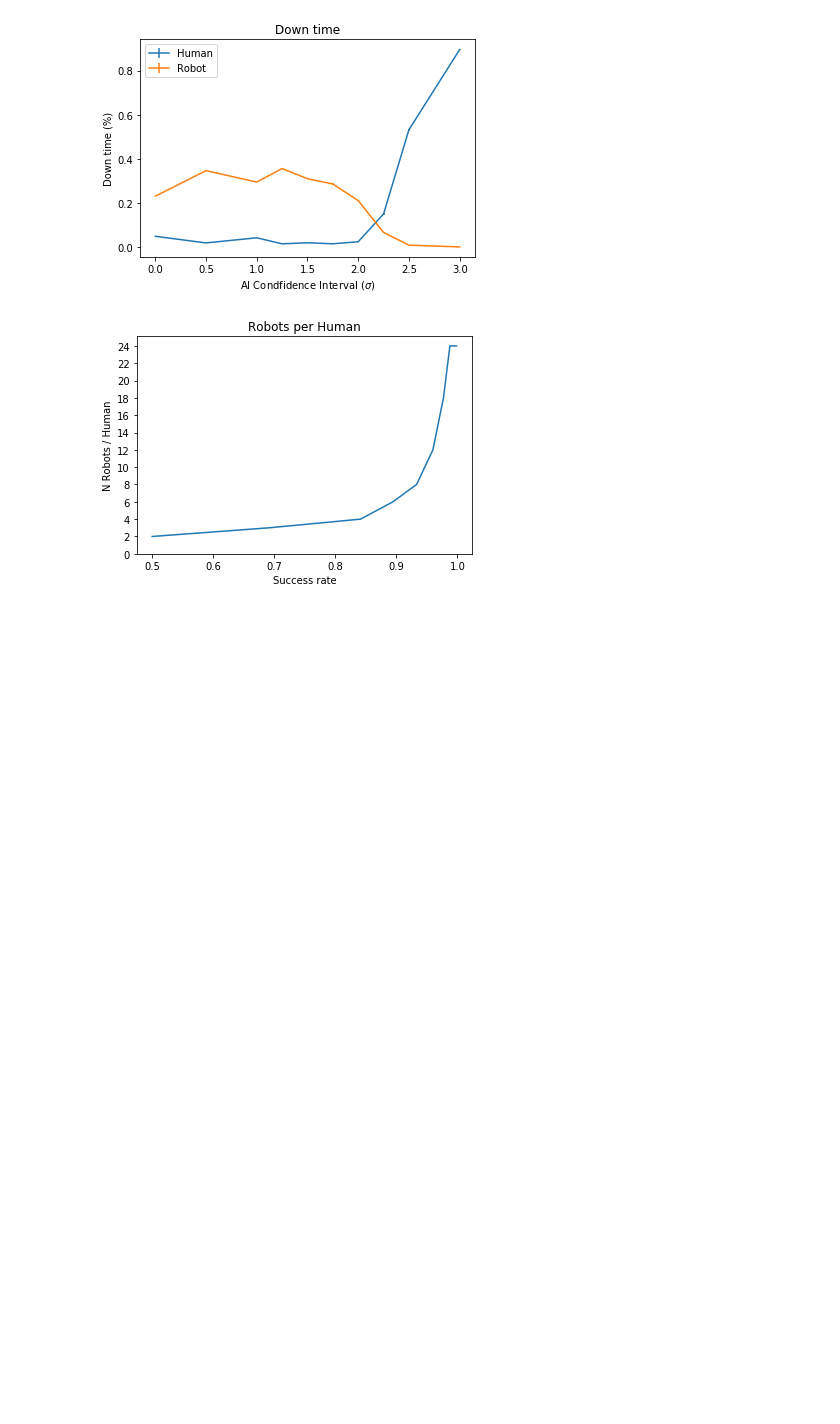
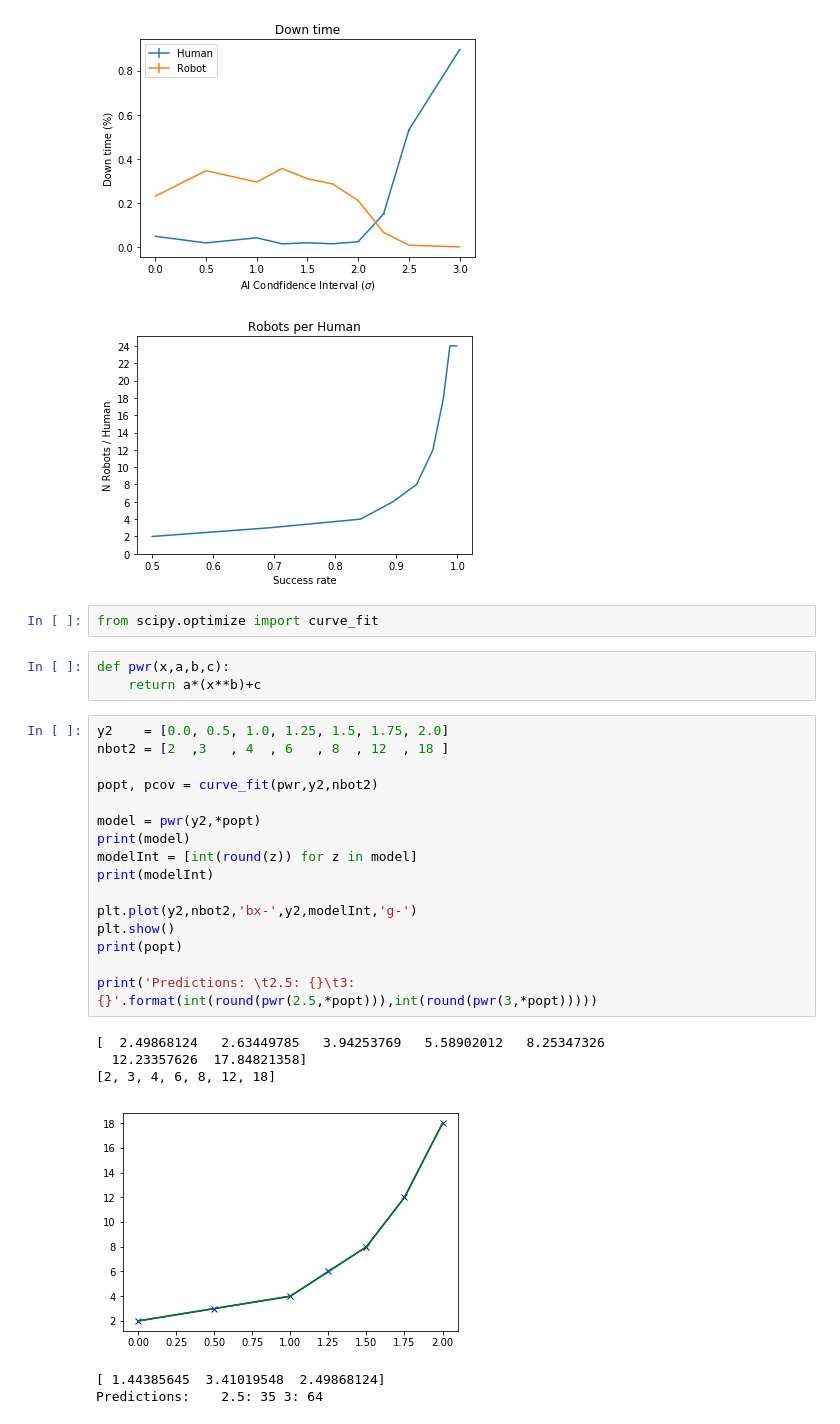
Before and after one commit to JeffreyILipton/SimulationOfFleet, a Jupyter notebook: Analysis.ipynb, the cells around one changed output. Cells and saved outputs as stored; diff of their text form; blank space fills up the shorter version.

```diff
--- a/Analysis.ipynb
+++ b/Analysis.ipynb
@@ -299,3 +300,31 @@ plotSeqThroughpout(nbot,fulldata,x)
 [figure]
 [figure]
 [figure]
+# %%
+from scipy.optimize import curve_fit
+# %%
+def pwr(x,a,b,c):
+    return a*(x**b)+c
+# %%
+y2    = [0.0, 0.5, 1.0, 1.25, 1.5, 1.75, 2.0]
+nbot2 = [2  ,3   , 4  , 6   , 8  , 12  , 18 ]
+
+popt, pcov = curve_fit(pwr,y2,nbot2)
+
+model = pwr(y2,*popt)
+print(model)
+modelInt = [int(round(z)) for z in model]
+print(modelInt)
+
+plt.plot(y2,nbot2,'bx-',y2,modelInt,'g-')
+plt.show()
+print(popt)
+
+print('Predictions: \t2.5: {}\t3: {}'.format(int(round(pwr(2.5,*popt))),int(round(pwr(3,*popt)))))
+# %% [output]
+[  2.49868124   2.63449785   3.94253769   5.58902012   8.25347326
+  12.23357626  17.84821358]
+[2, 3, 4, 6, 8, 12, 18]
+[figure, added]
+[ 1.44385645  3.41019548  2.49868124]
+Predictions:    2.5: 35 3: 64
```
Also changed, not shown: parts of 16 cells of this notebook, 3 other files.
